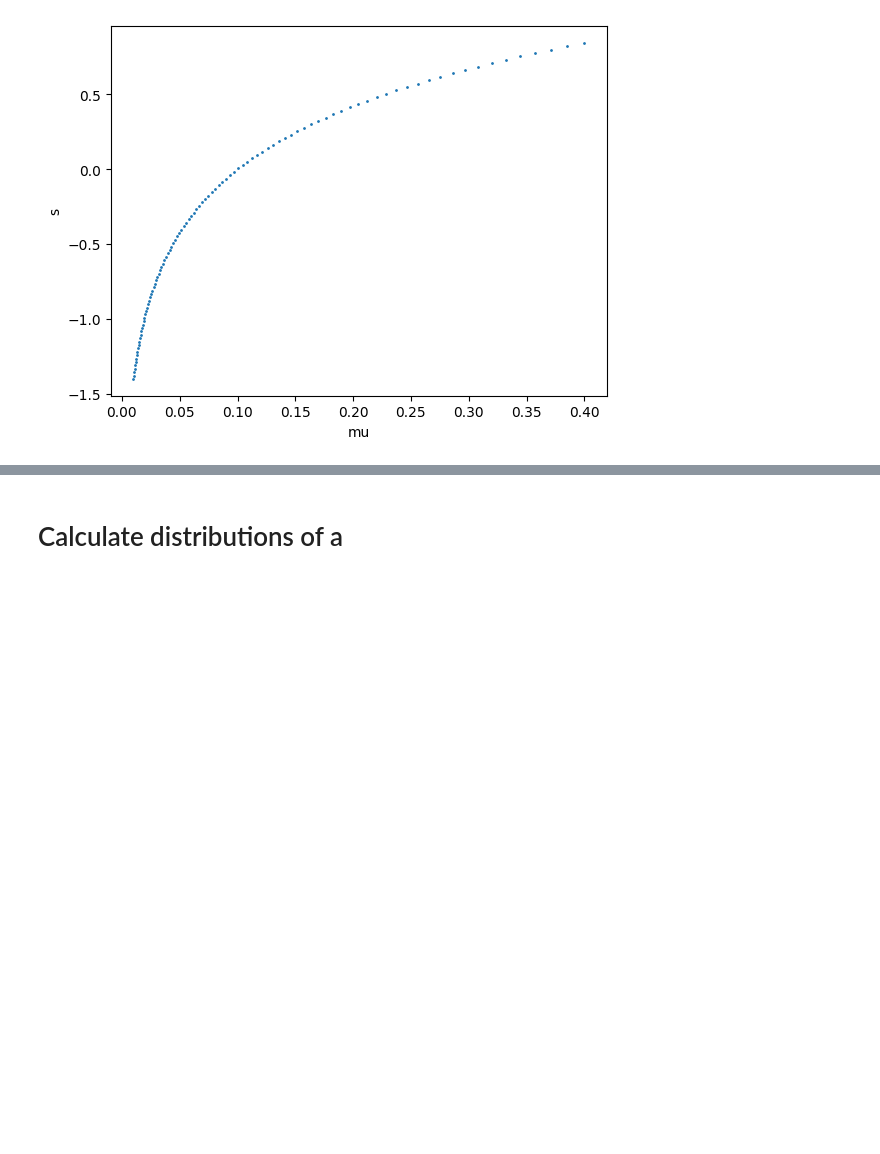
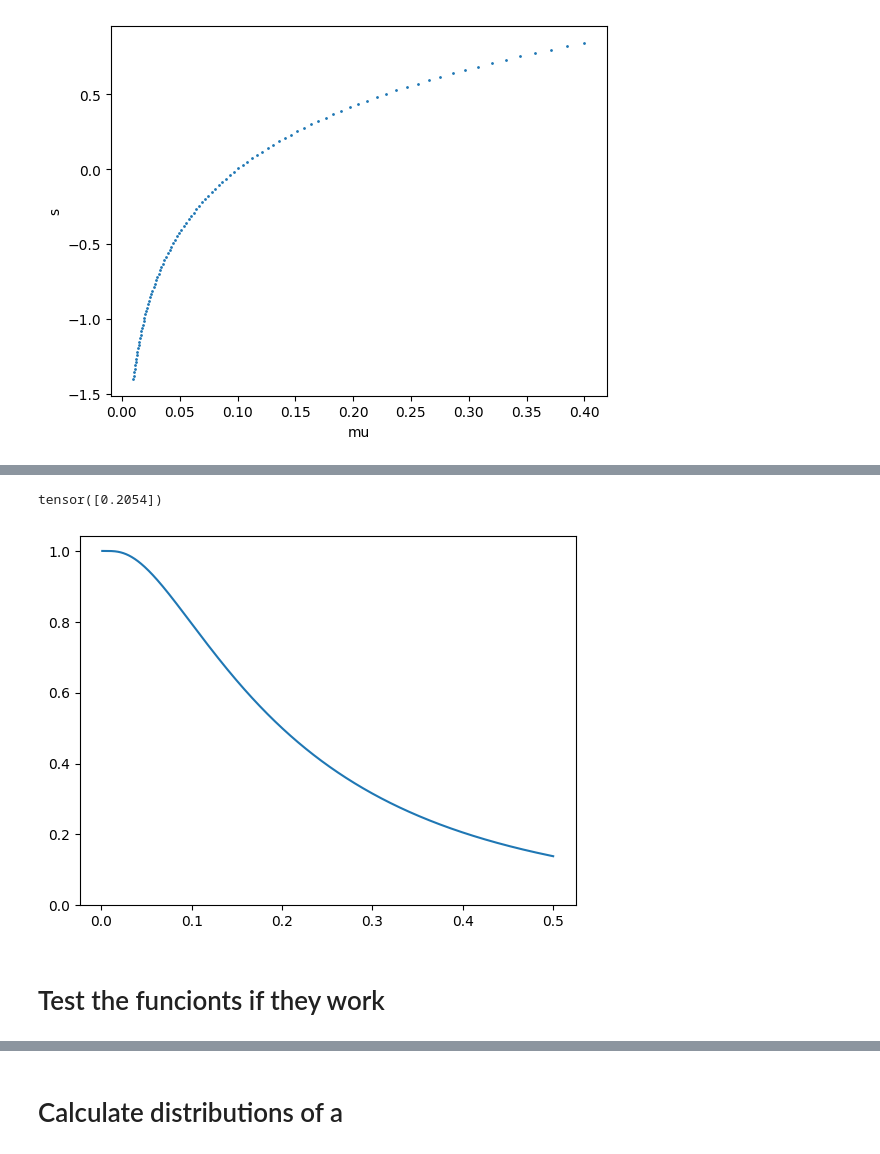
Before and after one commit to lionelkiel/Robustness-Metric, a Jupyter notebook: Distributions_per_network_using_dataset.ipynb, the cells around one changed output, grey strips where cells are left out. Saved outputs shown, nothing was run; the diff lists cells and outputs as text; code cells hidden in the pictures; blank space fills up the shorter version.

```diff
--- a/Distributions_per_network_using_dataset.ipynb
+++ b/Distributions_per_network_using_dataset.ipynb
@@ -32,0 +87,14 @@ Text(0, 0.5, 's')
+# %%
+mu = torch.log(torch.tensor([0.2]))
+distr_example = torch.distributions.log_normal.LogNormal(mu, calculate_s(a, sigma, mu))
+
+# plot the distribution
+x = torch.linspace(0.001, 0.5, 1000)
+plt.plot(x, 1-distr_example.cdf(x))
+plt.ylim(0)
+print(1-distr_example.cdf(torch.tensor([0.4])))
+# %% [output]
+tensor([0.2054])
+[figure, added]
+# %% [markdown]
+# Test the funcionts if they work
```
Also changed, not shown: parts of 21 cells of this notebook, 1 other file.
